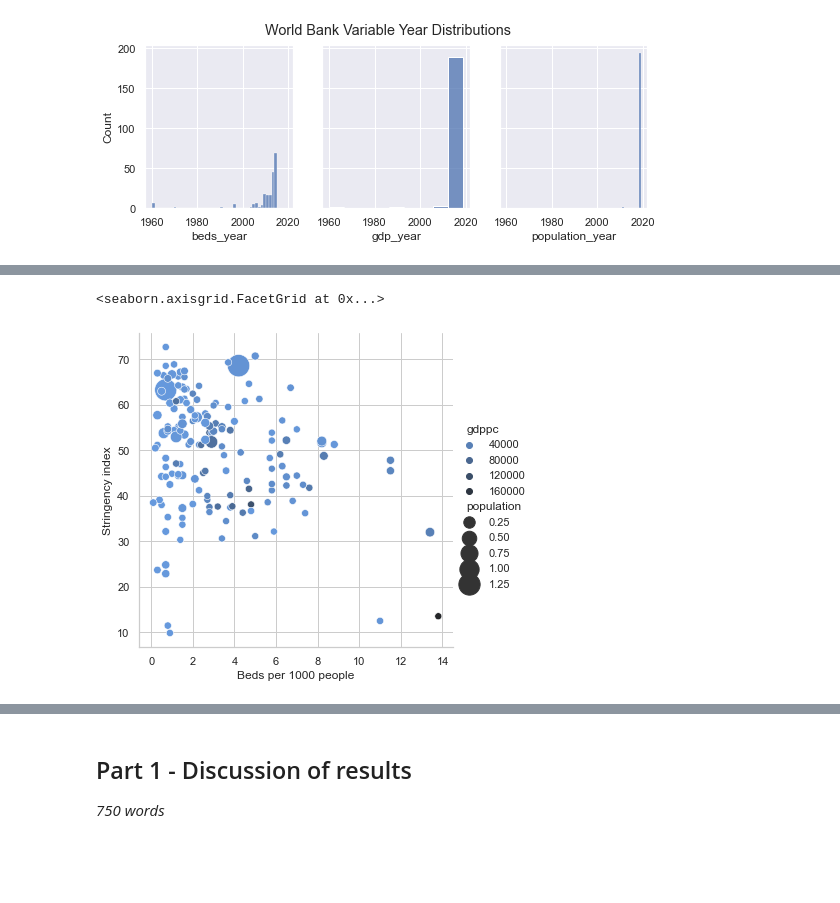
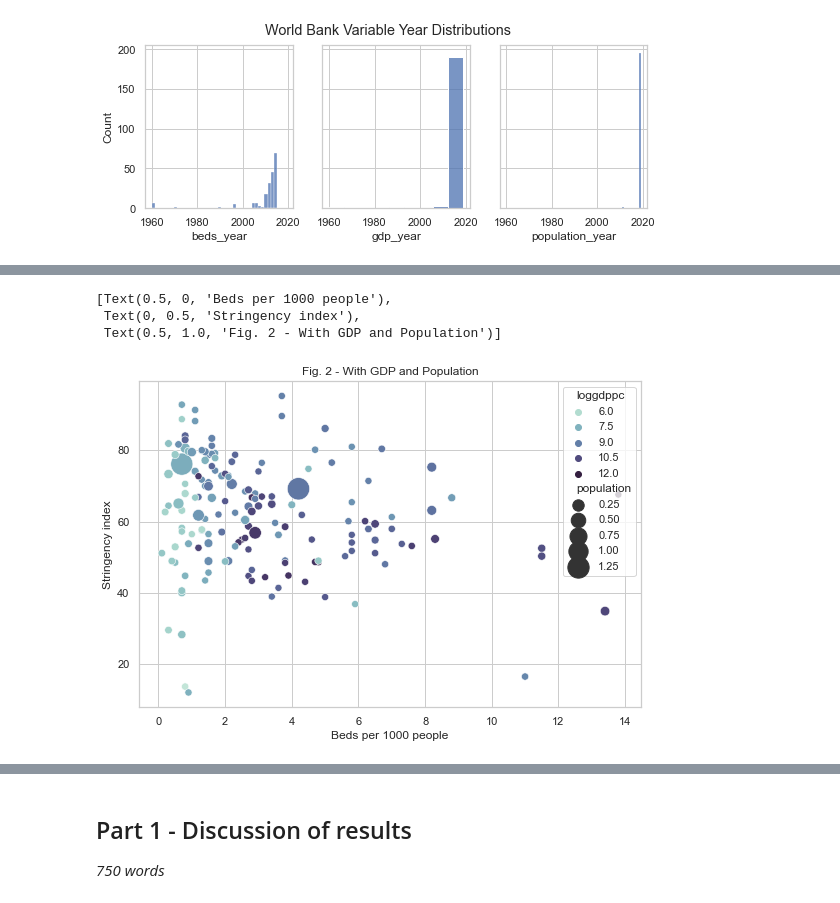
Before and after one commit to wbhz/COVID-19-Analyses, a Jupyter notebook: Willem_Zents_Fundamentals_Summative.ipynb, the cells around one changed output, grey strips where cells are left out. Drawn from its saved outputs; the diff is of its cells as text; code cells hidden in the pictures; blank space fills up the shorter version.

Commit message:
start part 2

```diff
--- a/Willem_Zents_Fundamentals_Summative.ipynb
+++ b/Willem_Zents_Fundamentals_Summative.ipynb
@@ -46,9 +52,14 @@ In order to reduce transmission and prevent their medical infrastructure from be
 
 import pandas as pd
 import seaborn as sns
-sns.set_theme(style='whitegrid')
 import matplotlib.pyplot as plt
 import numpy as np
+import json
+import requests
+from os import makedirs
+from os.path import join, exists
+from datetime import date, timedelta
+from time import sleep
 
 try:
     import psycopg2
@@ -57,6 +68,9 @@ except ModuleNotFoundError:
     !{sys.executable} -m pip install psycopg2
     import psycopg2
 
+sns.set_theme(style='whitegrid') # Setting seaborn theme
+cmap = sns.cubehelix_palette(start=.5, rot=-.5, as_cmap=True) # Color map for plots
+
 # TODO make sure that this is runnable by an evaluator
 # %%
 # Establishing connection to the OXCOVID-19 Database. Code snippet taken from: https://github.com/covid19db/examples/blob/master/data-loading/data-access-postgresql.ipynb
@@ -173,0 +170,5 @@ Name: confirmed, dtype: float64
+# %%
+# Aggregating the data on country level
+
+df_grouped_mean = df_cleaned.groupby(['country', 'countrycode']).mean()
+df_grouped_mean = df_grouped_mean.reset_index(level=['countrycode'])
@@ -174,9 +189,11 @@ Name: confirmed, dtype: float64
 # %%
-# Constructing per capita measures
+# Constructing per capita measures of GDP
 
-df_cleaned['gdppc'] = df_cleaned['gdp']/df_cleaned['population']
+df_grouped_mean['gdppc'] = df_grouped_mean['gdp']/df_grouped_mean['population']
+df_grouped_mean['loggdppc'] = np.log(df_grouped_mean['gdppc'])
 
-f, axes = plt.subplots(1,2, figsize=(9, 3), sharex=False, sharey=True)
-sns.histplot(x='gdp', data=df_cleaned.groupby(['country']).mean(), ax=axes[0])
-sns.histplot(x='gdppc', data=df_cleaned.groupby(['country']).mean(), ax=axes[1])
+f, axes = plt.subplots(1,3, figsize=(9, 3), sharex=False, sharey=True)
+sns.histplot(x='gdp', data=df_grouped_mean, ax=axes[0])
+sns.histplot(x='gdppc', data=df_grouped_mean, ax=axes[1])
+sns.histplot(x='loggdppc', data=df_grouped_mean, ax=axes[2])
 # %% [output]
@@ -185,5 +201,0 @@ sns.histplot(x='gdppc', data=df_cleaned.groupby(['country']).mean(), ax=axes[1])
-# %%
-# Aggregating the data
-
-df_grouped_mean = df_cleaned.groupby(['country']).mean()
-df_grouped_mean.head()
@@ -216,13 +230,15 @@ ax.set(xlabel='Beds per 1000 people', ylabel='Stringency index')
 # %%
 # Let's look at the relationship in more detail by adding two more dimensions to the graph: GDP per capita (as a measure of a country's prosperity) and population size
 # It appears that most of the countries with <2 beds per 1000 people are poorer countries, perhaps the high variance in stringency here is caused by confounding variables such as level of democracy that we have not taken into account.
 
-cmap = sns.dark_palette("#69d", reverse=True, as_cmap=True)
-ax = sns.relplot(x='beds', y='stringency_index', hue='gdppc', size="population", sizes=(50, 500), palette=cmap, data = df_grouped_mean)
-ax.set(xlabel='Beds per 1000 people', ylabel='Stringency index')
+plt.figure(figsize=(9,6))
+ax = sns.scatterplot(x='beds', y='stringency_index', hue='loggdppc', size="population", sizes=(50, 500), palette=cmap, data=df_grouped_mean)
+ax.set(xlabel='Beds per 1000 people', ylabel='Stringency index', title='Fig. 2 - With GDP and Population')
 # %% [output]
-<seaborn.axisgrid.FacetGrid at 0x...>
+[Text(0.5, 0, 'Beds per 1000 people'),
+ Text(0, 0.5, 'Stringency index'),
+ Text(0.5, 1.0, 'Fig. 2 - With GDP and Population')]
-[figure, old version]
+[figure, new version]
 # %%
 # By looking at European countries only we can keep some factors such as governance relatively constant
 
```
Also changed, not shown: parts of 26 cells of this notebook, 2 other files.
